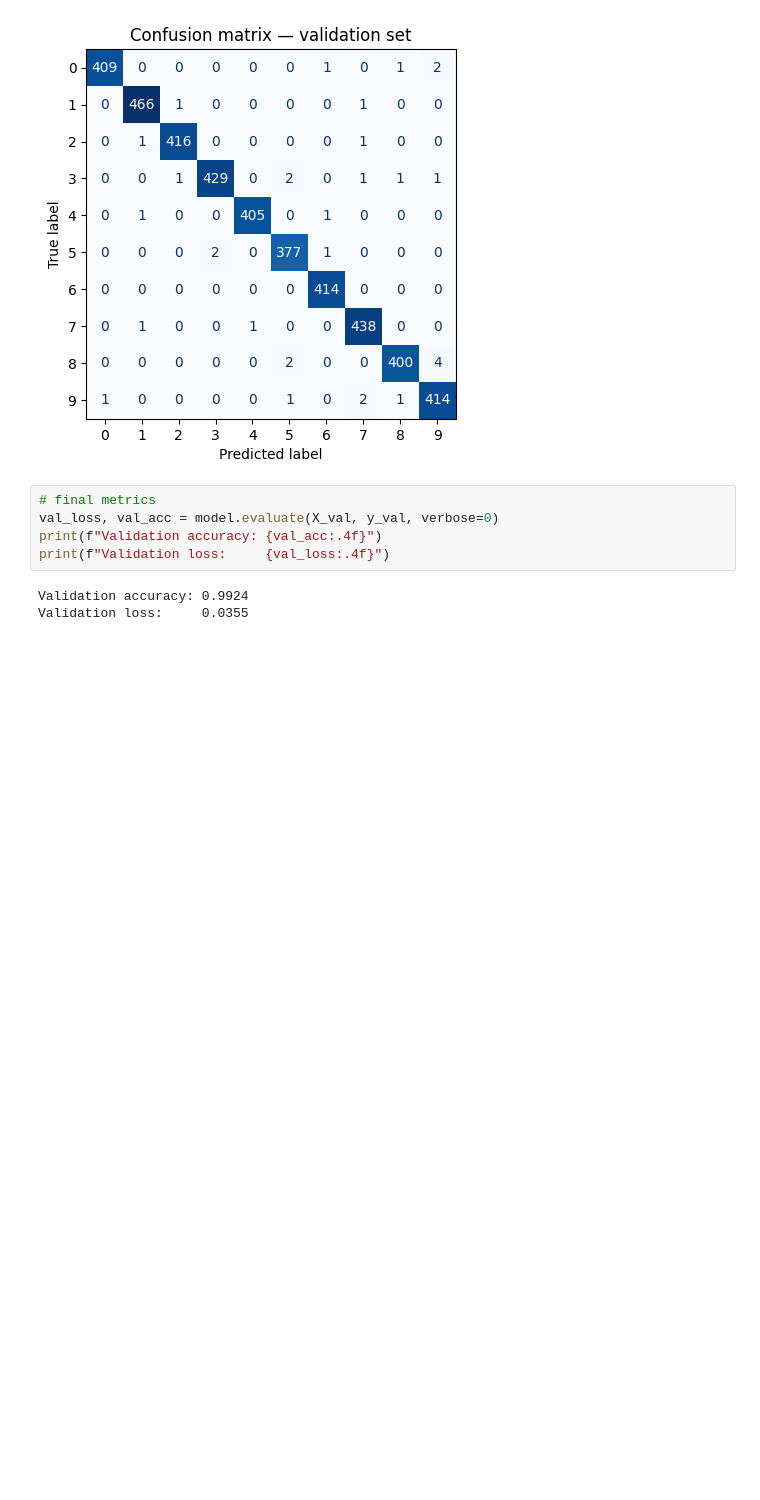
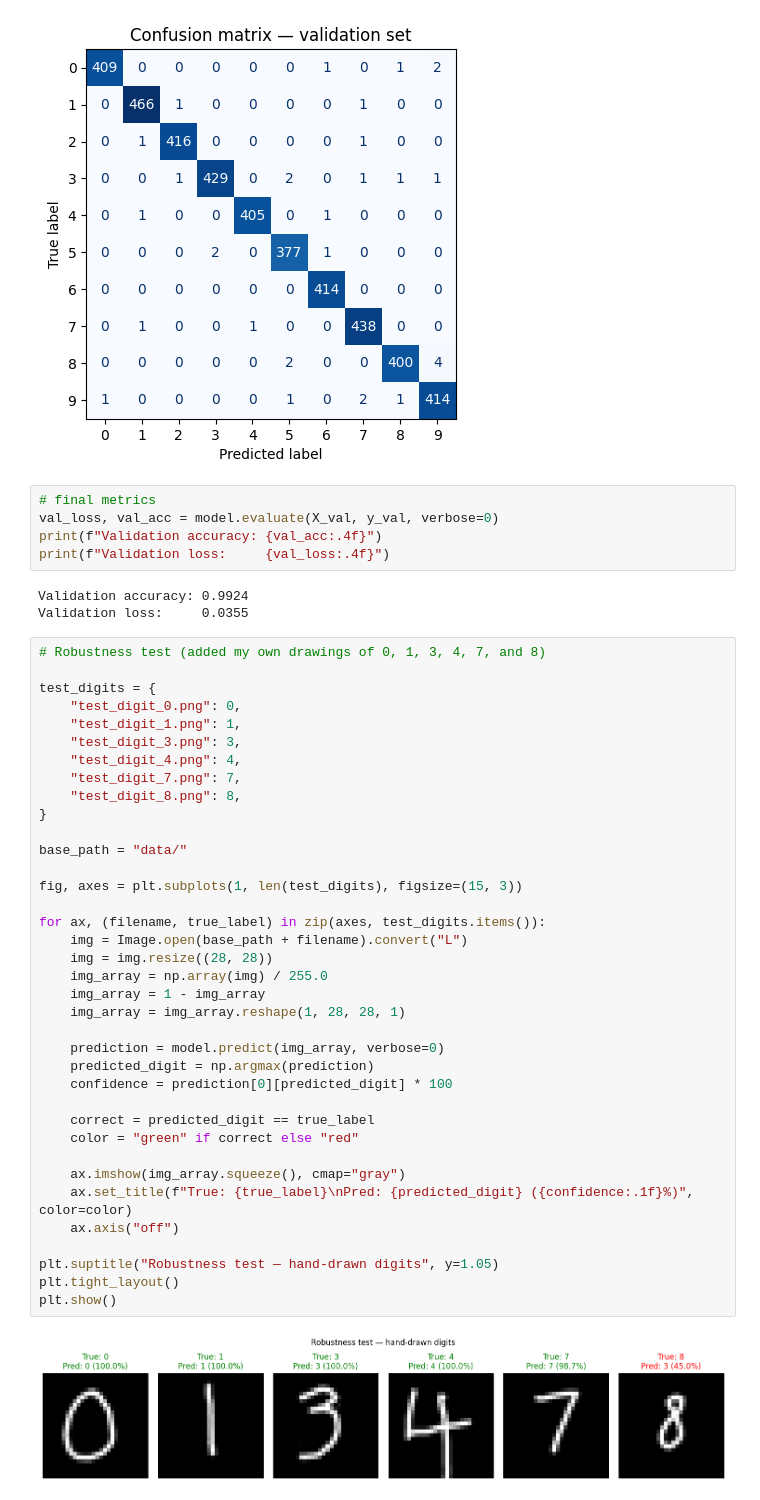
Before and after one commit to naynay-push-force/digit-cnn, a Jupyter notebook: digit_cnn.ipynb, the cells around one changed output. Cells and saved outputs as stored; diff of their text form; blank space fills up the shorter version.

Commit message:
conduct robustness test

```diff
--- a/digit_cnn.ipynb
+++ b/digit_cnn.ipynb
@@ -348,3 +350,42 @@ print(f"Validation loss:     {val_loss:.4f}")
 # %% [output]
 Validation accuracy: 0.9924
 Validation loss:     0.0355
+# %%
+# Robustness test (added my own drawings of 0, 1, 3, 4, 7, and 8)
+
+test_digits = {
+    "test_digit_0.png": 0,
+    "test_digit_1.png": 1,
+    "test_digit_3.png": 3,
+    "test_digit_4.png": 4,
+    "test_digit_7.png": 7,
+    "test_digit_8.png": 8,
+}
+
+base_path = "data/"
+
+fig, axes = plt.subplots(1, len(test_digits), figsize=(15, 3))
+
+for ax, (filename, true_label) in zip(axes, test_digits.items()):
+    img = Image.open(base_path + filename).convert("L")
+    img = img.resize((28, 28))
+    img_array = np.array(img) / 255.0
+    img_array = 1 - img_array
+    img_array = img_array.reshape(1, 28, 28, 1)
+
+    prediction = model.predict(img_array, verbose=0)
+    predicted_digit = np.argmax(prediction)
+    confidence = prediction[0][predicted_digit] * 100
+
+    correct = predicted_digit == true_label
+    color = "green" if correct else "red"
+
+    ax.imshow(img_array.squeeze(), cmap="gray")
+    ax.set_title(f"True: {true_label}\nPred: {predicted_digit} ({confidence:.1f}%)", color=color)
+    ax.axis("off")
+
+plt.suptitle("Robustness test — hand-drawn digits", y=1.05)
+plt.tight_layout()
+plt.show()
+# %% [output]
+[figure, added]
```
Also changed, not shown: parts of 1 cell of this notebook.
